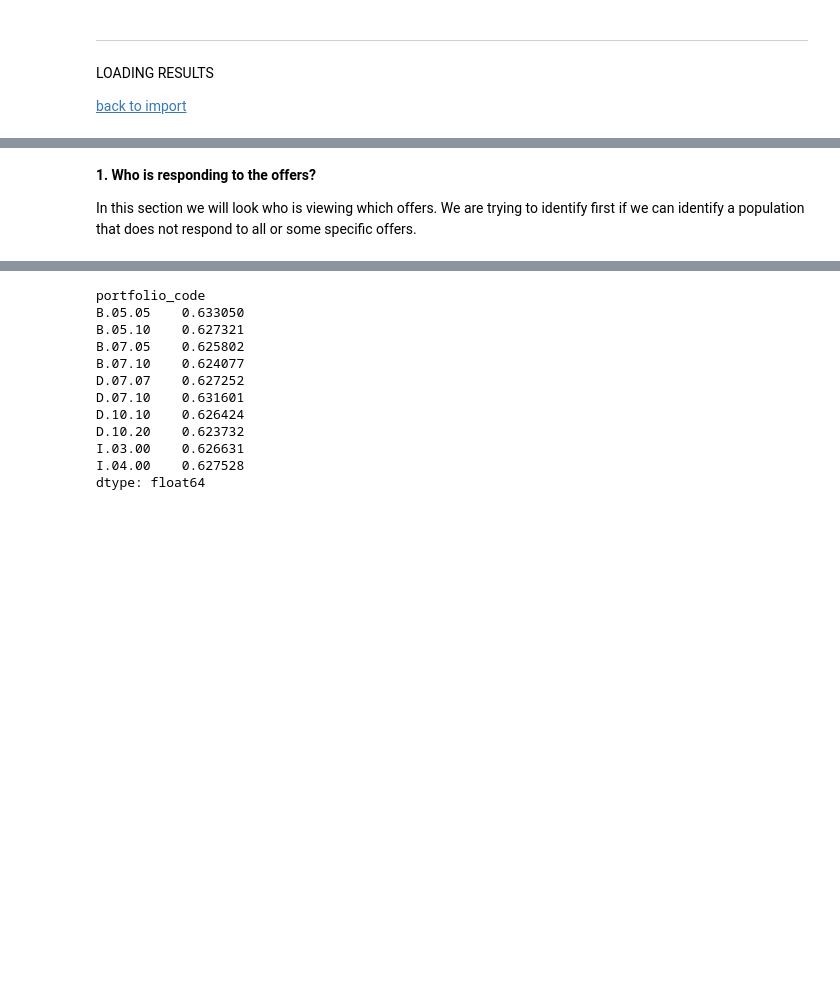
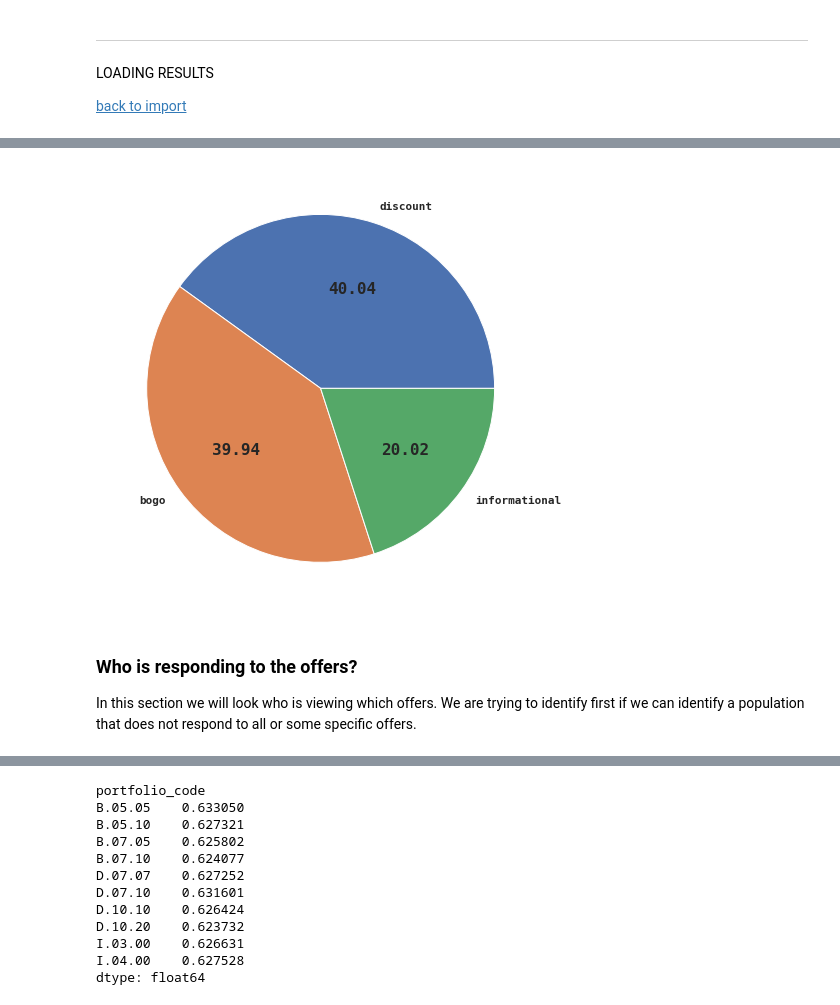
Before and after one commit to 6one2/StarbucksChallenge, a Jupyter notebook: devStarbucks.ipynb, the cells around one changed output, grey strips where cells are left out. Cells and saved outputs as stored; diff of their text form; code cells hidden in the pictures; blank space fills up the shorter version.

Commit message:
add offer distribution to pages

```diff
--- a/devStarbucks.ipynb
+++ b/devStarbucks.ipynb
@@ -513,5 +623,19 @@ TARGETS:
+# %%
+pie_type = RES['portfolio_type'].value_counts(normalize=True)
+f,ax=plt.subplots(figsize=[16,8])
+plt.pie(
+    pie_type,
+    labels=pie_type.index,
+    autopct='%.2f'
+)
+plt.show
+
+# check DFI in import
+pie_type.to_frame().style.format("{:.2%}").export_png('./docs/assets/offer_dist.png')
+# %% [output]
+[figure, added]
 # %% [markdown]
-__1. Who is responding to the offers?__
+### Who is responding to the offers?
 
 In this section we will look who is viewing which offers. We are trying to identify first if we can identify a population that does not respond to all or some specific offers.
 # %%
```
Also changed, not shown: parts of 35 cells of this notebook, 2 other files.
